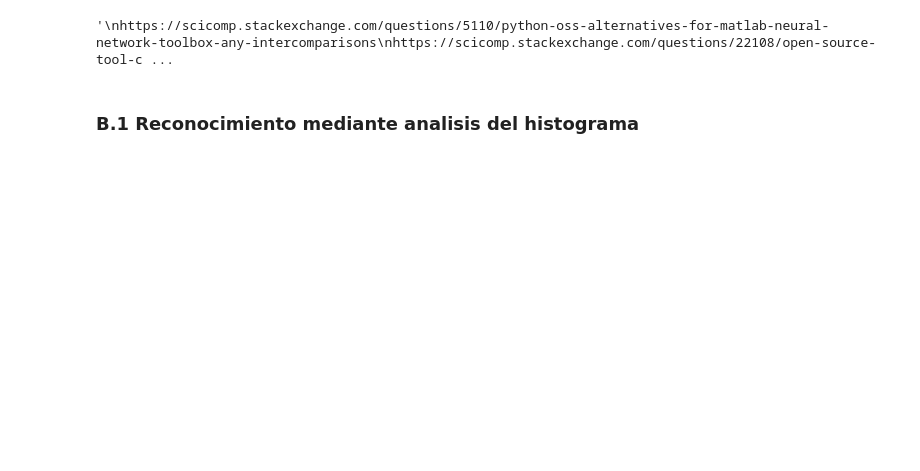
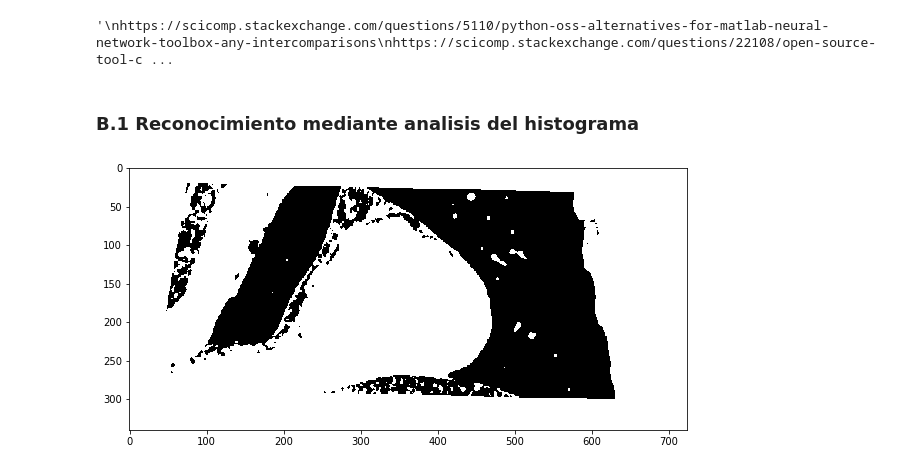
Before and after one commit to sjukdom/reconocimiento-de-patrones, a Jupyter notebook: Practica 3/Practica_3.ipynb, the cells around one changed output. Saved outputs shown, nothing was run; the diff lists cells and outputs as text; code cells hidden in the pictures; blank space fills up the shorter version.

```diff
--- a/Practica 3/Practica_3.ipynb
+++ b/Practica 3/Practica_3.ipynb
@@ -162,3 +192,11 @@ http://deeplearning.net/software/theano/
 '\nhttps://scicomp.stackexchange.com/questions/5110/python-oss-alternatives-for-matlab-neural-network-toolbox-any-intercomparisons\nhttps://scicomp.stackexchange.com/questions/22108/open-source-tool-c ...
 # %% [markdown]
 ### B.1 Reconocimiento mediante analisis del histograma
+# %%
+_, thresh1 = cv2.threshold(imgs[7],127,200,cv2.THRESH_BINARY)
+# %%
+plt.figure(figsize=(10,10))
+plt.imshow(thresh1, cmap='gray')
+plt.show()
+# %% [output]
+[figure, added]
```
Also changed, not shown: parts of 14 cells of this notebook.
